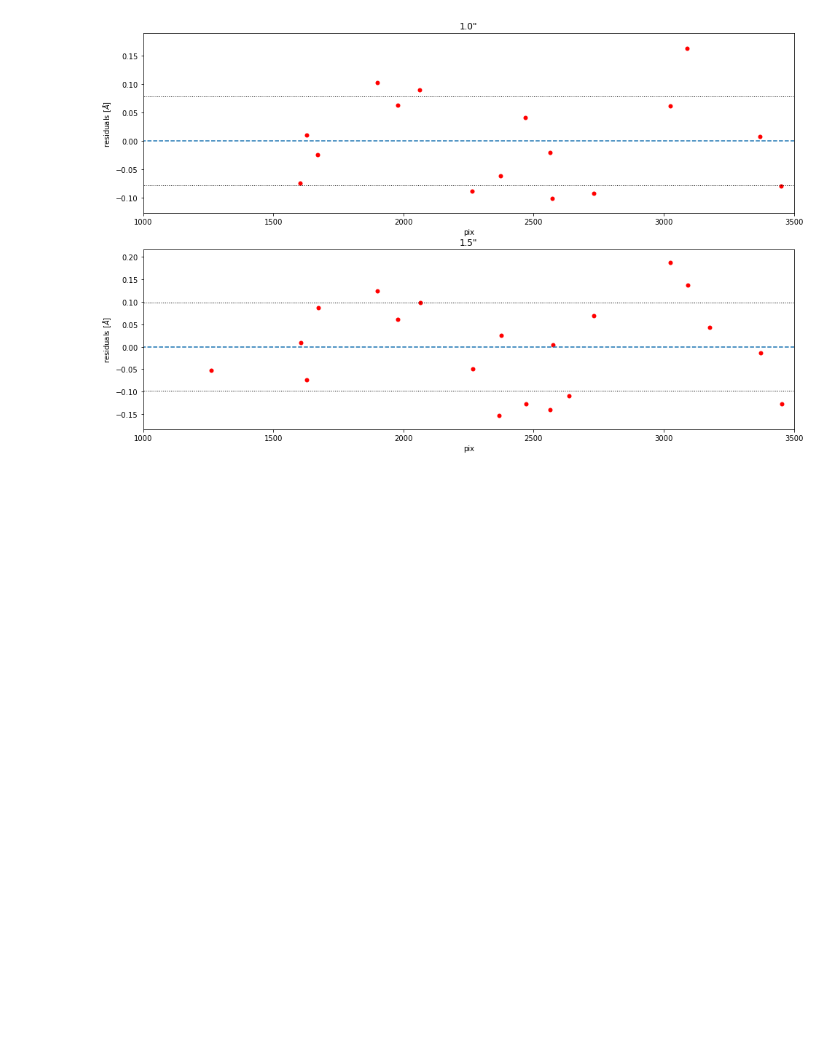
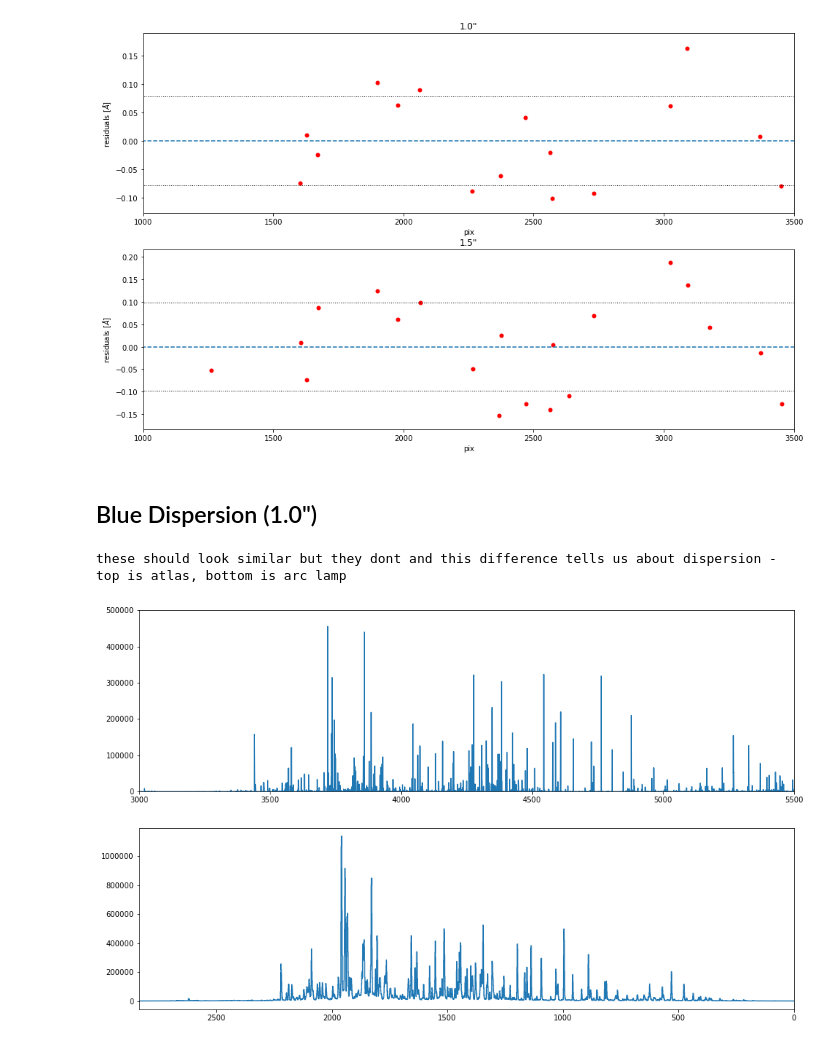
Before and after one commit to deerow22/data_reduction_scrap, a Jupyter notebook: my data reduction_scrap.ipynb, the cells around one changed output. Saved outputs shown, nothing was run; the diff lists cells and outputs as text; code cells hidden in the pictures; blank space fills up the shorter version.

```diff
--- a/my data reduction_scrap.ipynb
+++ b/my data reduction_scrap.ipynb
@@ -38,6 +46,13 @@ rflats = [reduce_dblspec.DoubleSpecImage(fn).overscan_sub_and_trim() for fn in
 
 #creating normalized flats - ie just instrument noise not from readout
 rnfl = reduce_dblspec.create_normalized_flat(rflats)
+# %%
+#removing overscan from flats - BLUE SIDE
+
+
+bflats = [reduce_dblspec.DoubleSpecImage(fn).overscan_sub_and_trim() for fn in
+          reduce_dblspec.find_all_obj('DomeFlat','20170518/blue*.fits')[:10]]
+bnfl = reduce_dblspec.create_normalized_flat(bflats)
 # %% [markdown]
 ##### wheres combine exposures / rejecting cosmics step? maybe dont really need unless spot in a spectra somewhere crucial
 # %% [markdown]
@@ -307,3 +333,27 @@ plt.xlim(1000, 3500)
 # %% [output]
 (1000, 3500)
 [figure]
+# %% [markdown]
+## Blue Dispersion (1.0")
+# %%
+#plotting atlas & arc lamp data just to see it?-verify its ok?
+
+#first graph - atlas lines
+
+fig, (ax1, ax2) = plt.subplots(2,1)
+ax1.plot(bluewlnoao, bluespecnoao)
+ax1.set_xlim(3000,5500)
+ax1.set_ylim(0, 5e5)
+
+
+#second graph - arc lamp lines
+
+bds10 = reduce_dblspec.DispersionSolution(reduce_dblspec.DoubleSpecImage('20170518/blue0011.fits').overscan_sub_and_trim().flatten(bnfl), (205,260))
+plt.axes(ax2)
+bds10.plot_spec()
+ax2.set_xlim(*ax2.get_xlim()[::-1])
+
+print ('these should look similar but they dont and this difference tells us about dispersion - top is atlas, bottom is arc lamp')
+# %% [output]
+these should look similar but they dont and this difference tells us about dispersion - top is atlas, bottom is arc lamp
+[figure, added]
```
Also changed, not shown: parts of 16 cells of this notebook.
